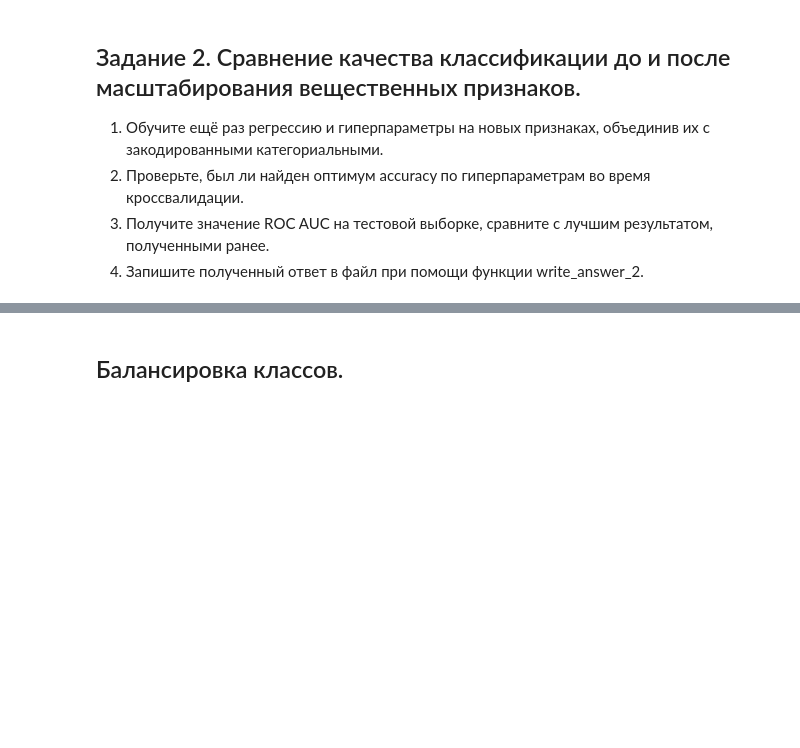
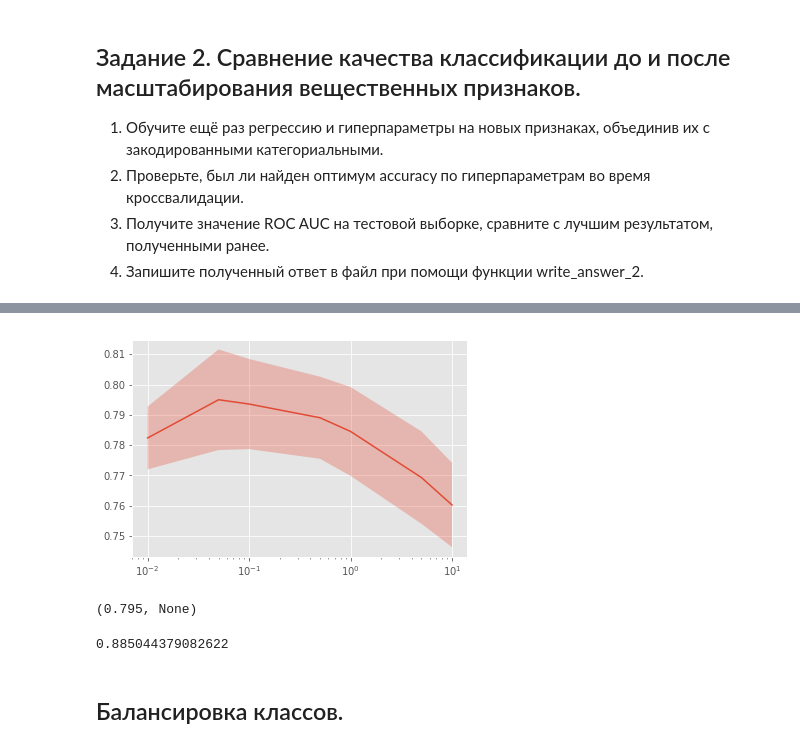
Before and after one commit to Afsent/coursera-ml, a Jupyter notebook: Labeled training/Preprocessing/Preprocessing_LR_Coursera.ipynb, the cells around one changed output, grey strips where cells are left out. Cells and saved outputs as stored; diff of their text form; code cells hidden in the pictures; blank space fills up the shorter version.

```diff
--- a/Labeled training/Preprocessing/Preprocessing_LR_Coursera.ipynb
+++ b/Labeled training/Preprocessing/Preprocessing_LR_Coursera.ipynb
@@ -321,8 +321,8 @@ GridSearchCV(cv=3, error_score='raise-deprecating',
        pre_dispatch='2*n_jobs', refit=True, return_train_score='warn',
        scoring=None, verbose=0)
 # %%
-estimator1 = LogisticRegression()
-optimizer2 = GridSearchCV(estimator1, param_grid, cv=cv)
+estimator2 = LogisticRegression()
+optimizer2 = GridSearchCV(estimator2, param_grid, cv=cv)
 optimizer2.fit(X_train2, y_train)
 # %% [output]
 GridSearchCV(cv=3, error_score='raise-deprecating',
@@ -401,3 +389,9 @@ from sklearn.preprocessing import StandardScaler
+# %%
+from sklearn.preprocessing import StandardScaler
+
+scaler = StandardScaler()
+X_train_real_scaled = scaler.fit_transform(X_train_real_zeros)
+X_test_real_scaled = scaler.transform(X_test_real_zeros)
 # %% [markdown]
 ## Сравнение признаковых пространств.
 # %% [markdown]
@@ -423,0 +418,7 @@ def write_answer_2(auc):
+# %%
+X_train3 = np.hstack((X_train_real_scaled, X_train_cat_oh))
+X_test3 = np.hstack((X_test_real_scaled, X_test_cat_oh))
+# %%
+estimator3 = LogisticRegression()
+optimizer3 = GridSearchCV(estimator3, param_grid, cv=cv)
+optimizer3.fit(X_train3, y_train)
@@ -423,0 +435,10 @@ def write_answer_2(auc):
+# %%
+optimizer3.best_score_, plot_scores(optimizer3)
+# %% [output]
+[figure, added]
+(0.795, None)
+# %%
+auc3 = roc_auc_score(y_test, optimizer3.best_estimator_.predict_proba(X_test3)[:,1])
+auc3
+# %% [output]
+0.885044379082622
```
Also changed, not shown: parts of 9 cells of this notebook.
